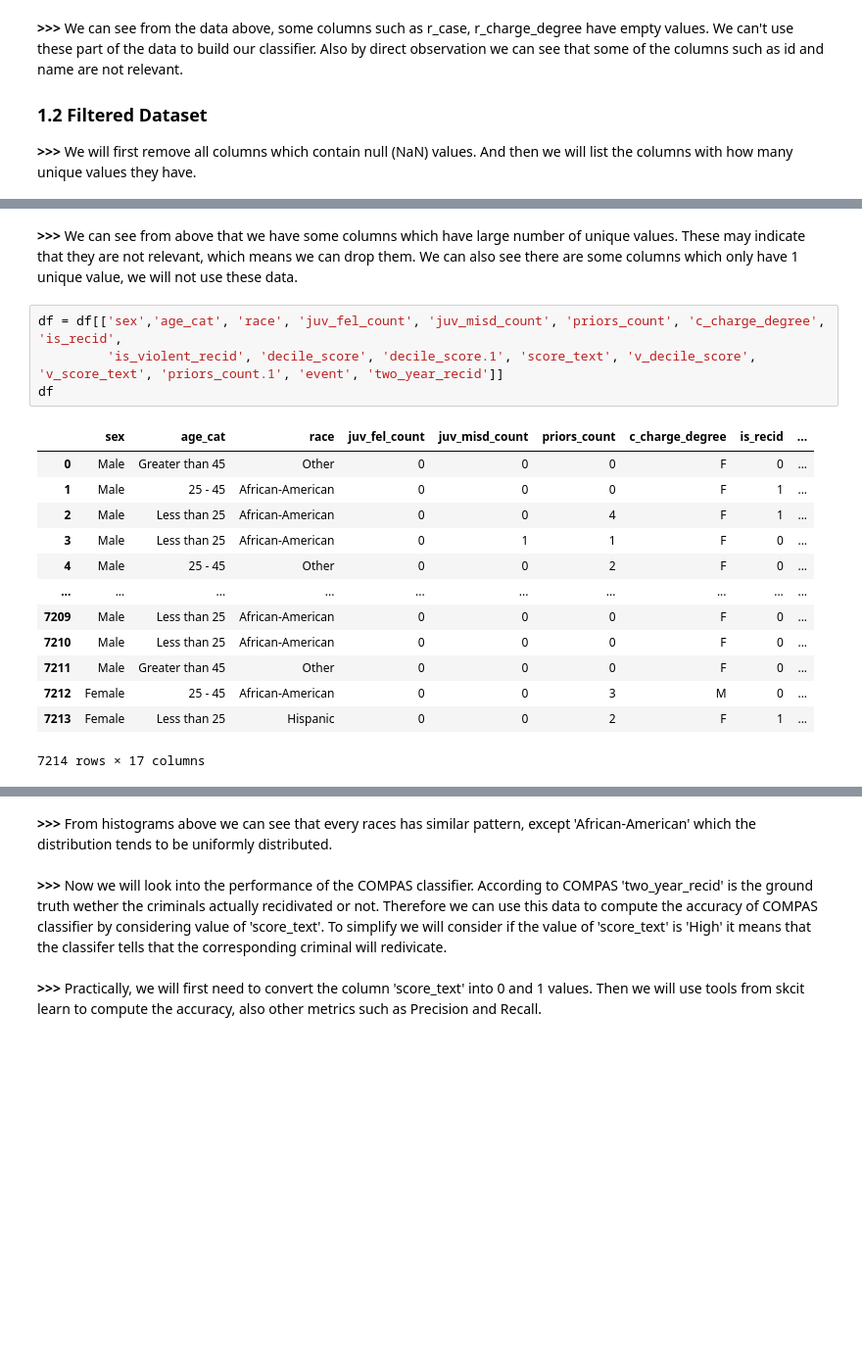
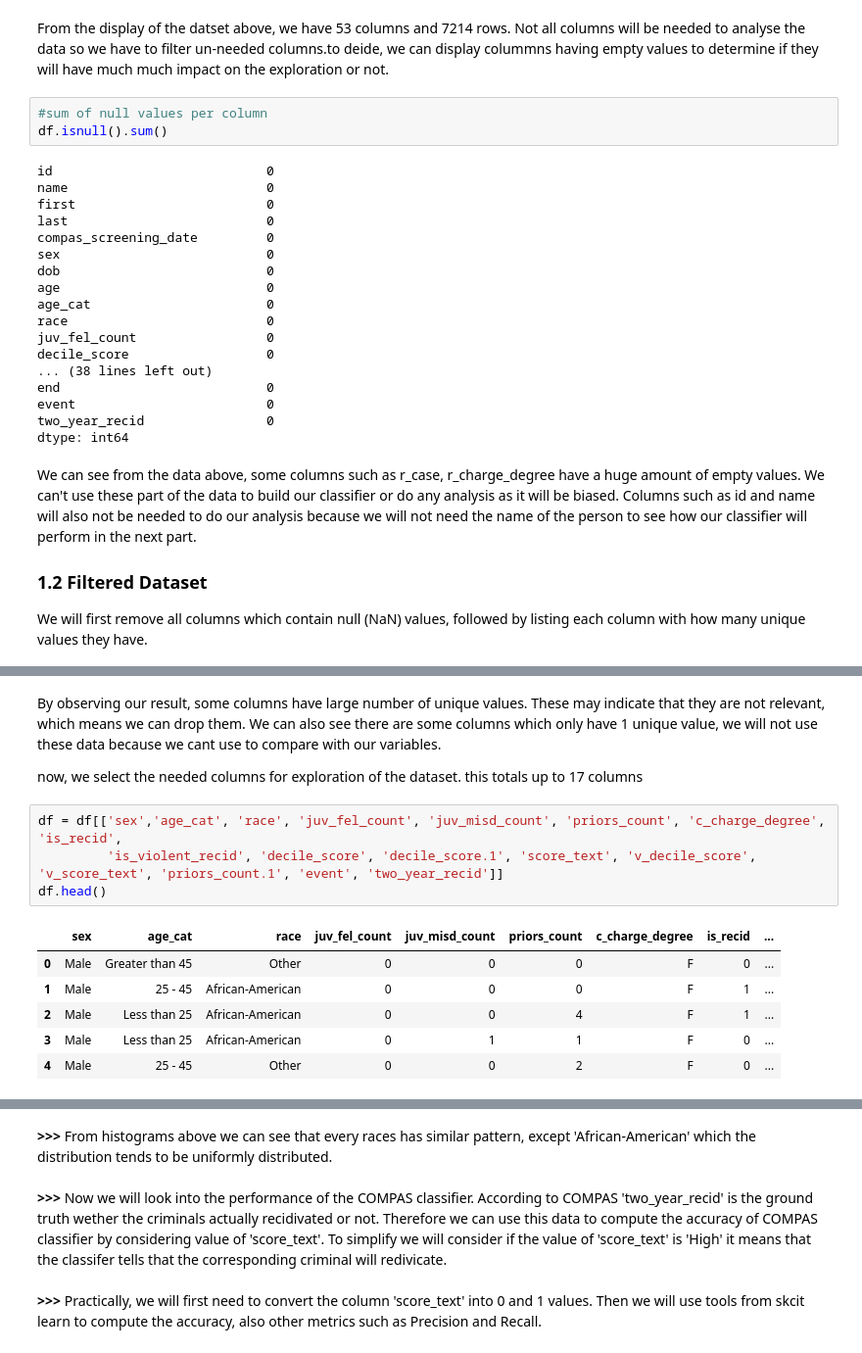
Before and after one commit to irmanfaqrizal/datascience, a Jupyter notebook: firstpart.ipynb, the cells around one changed output, grey strips where cells are left out. Shown at 98% size. Cells and saved outputs as stored; diff of their text form; blank space fills up the shorter version.

```diff
--- a/firstpart.ipynb
+++ b/firstpart.ipynb
@@ -86,8 +75,32 @@ dtype: int64
+# %% [markdown]
+From the display of the datset above, we have 53 columns and 7214 rows.
+Not all columns will be needed to analyse the data so we have to filter un-needed columns.to deide, we can display colummns having empty values to determine if they will have much much impact on the exploration or not.
+# %%
+#sum of null values per column
+df.isnull().sum()
+# %% [output]
+id                            0
+name                          0
+first                         0
+last                          0
+compas_screening_date         0
+sex                           0
+dob                           0
+age                           0
+age_cat                       0
+race                          0
+juv_fel_count                 0
+decile_score                  0
+... (38 lines left out)
+end                           0
+event                         0
+two_year_recid                0
+dtype: int64
 # %% [markdown]
-<b>>>></b> We can see from the data above, some columns such as r_case, r_charge_degree have empty values. We can't use these part of the data to build our classifier. Also by direct observation we can see that some of the columns such as id and name are not relevant.
+We can see from the data above, some columns such as r_case, r_charge_degree have a huge amount of empty values. We can't use these part of the data to build our classifier or do any analysis as it will be biased. Columns such as id and name will also not be needed to do our analysis because we will not need the name of the person to see how our classifier will perform in the next part.
 
 <h3>1.2 Filtered Dataset</h3>
-<b>>>></b> We will first remove all columns which contain null (NaN) values. And then we will list the columns with how many unique values they have.
+ We will first remove all columns which contain null (NaN) values, followed by listing each column with how many unique values they have.
 # %%
 df = df[df.columns[~df.isnull().any()]]
 df.nunique()
@@ -110,24 +123,20 @@ event                       2
 two_year_recid              2
 dtype: int64
 # %% [markdown]
-<b>>>></b> We can see from above that we have some columns which have large number of unique values. These may indicate that they are not relevant, which means we can drop them. We can also see there are some columns which only have 1 unique value, we will not use these data.
+By observing our result, some columns have large number of unique values.
+These may indicate that they are not relevant, which means we can drop them. We can also see there are some columns which only have 1 unique value, we will not use these data because we cant use to compare with our variables.
+
+now, we select the needed columns for exploration of the dataset. this totals up to 17 columns
 # %%
 df = df[['sex','age_cat', 'race', 'juv_fel_count', 'juv_misd_count', 'priors_count', 'c_charge_degree', 'is_recid',
          'is_violent_recid', 'decile_score', 'decile_score.1', 'score_text', 'v_decile_score', 'v_score_text', 'priors_count.1', 'event', 'two_year_recid']]
-df
+df.head()
 # %% [output]
 |  | sex | age_cat | race | juv_fel_count | juv_misd_count | priors_count | c_charge_degree | is_recid | ... |
 | 0 | Male | Greater than 45 | Other | 0 | 0 | 0 | F | 0 | ... |
 | 1 | Male | 25 - 45 | African-American | 0 | 0 | 0 | F | 1 | ... |
 | 2 | Male | Less than 25 | African-American | 0 | 0 | 4 | F | 1 | ... |
 | 3 | Male | Less than 25 | African-American | 0 | 1 | 1 | F | 0 | ... |
 | 4 | Male | 25 - 45 | Other | 0 | 0 | 2 | F | 0 | ... |
-| ... | ... | ... | ... | ... | ... | ... | ... | ... | ... |
-| 7209 | Male | Less than 25 | African-American | 0 | 0 | 0 | F | 0 | ... |
-| 7210 | Male | Less than 25 | African-American | 0 | 0 | 0 | F | 0 | ... |
-| 7211 | Male | Greater than 45 | Other | 0 | 0 | 0 | F | 0 | ... |
-| 7212 | Female | 25 - 45 | African-American | 0 | 0 | 3 | M | 0 | ... |
-| 7213 | Female | Less than 25 | Hispanic | 0 | 0 | 2 | F | 1 | ... |
-7214 rows × 17 columns
 # %% [markdown]
 <h3>1.3 Performance Metrics</h3>
```
Also changed, not shown: parts of 13 cells of this notebook.
